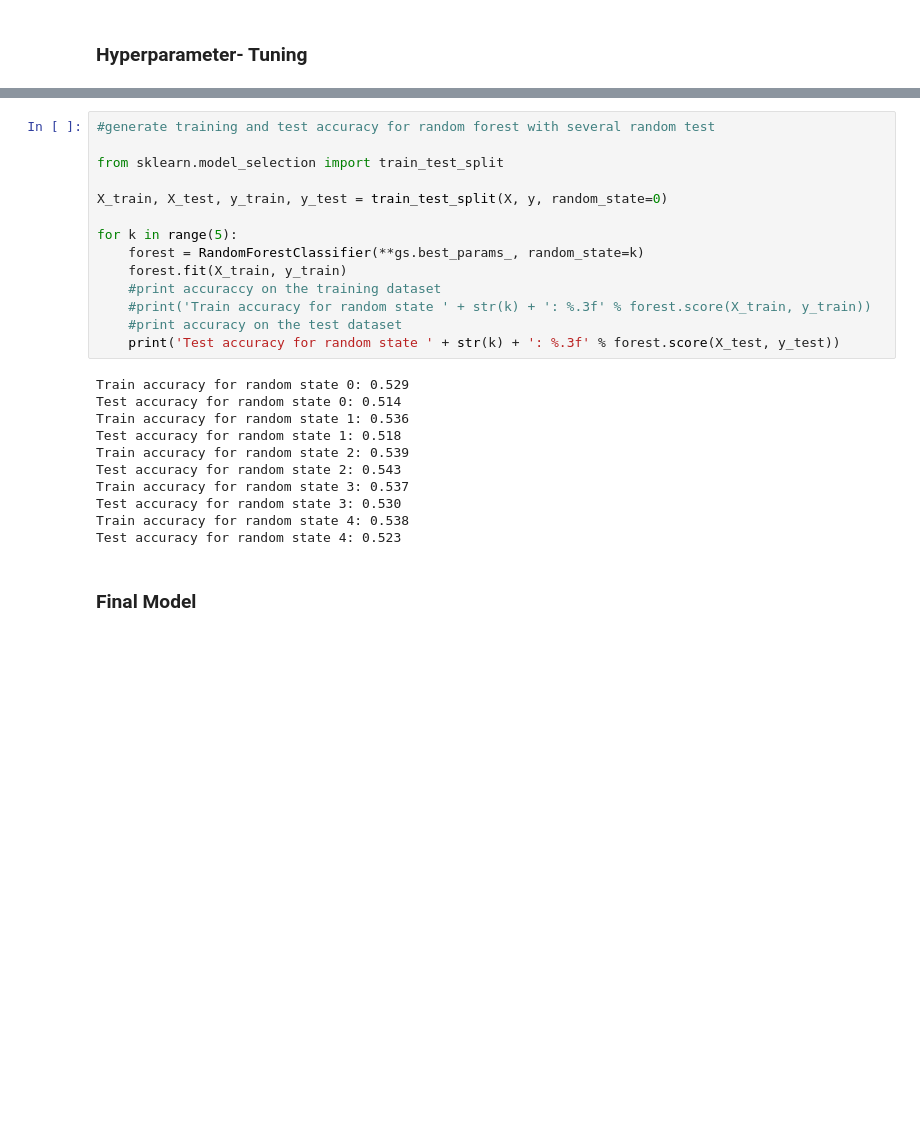
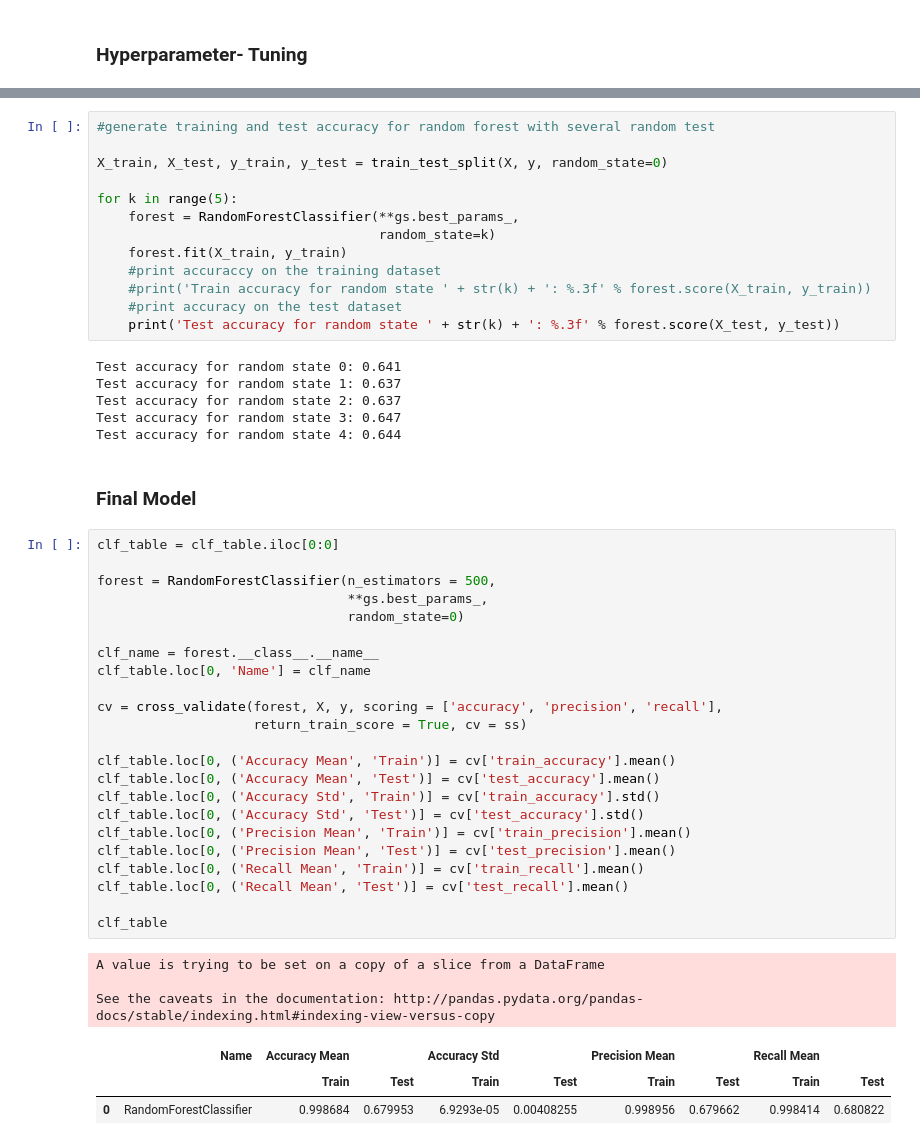
Before and after one commit to nico-busch/PHBS_MLF_2018, a Jupyter notebook: notebook.ipynb, the cells around one changed output, grey strips where cells are left out. Cells and saved outputs as stored; diff of their text form; blank space fills up the shorter version.

```diff
--- a/notebook.ipynb
+++ b/notebook.ipynb
@@ -488,27 +493,51 @@ print(gs.best_params_)
 # %%
 #generate training and test accuracy for random forest with several random test
-
-from sklearn.model_selection import train_test_split
 
 X_train, X_test, y_train, y_test = train_test_split(X, y, random_state=0)
 
 for k in range(5):
-    forest = RandomForestClassifier(**gs.best_params_, random_state=k)
+    forest = RandomForestClassifier(**gs.best_params_,
+                                    random_state=k)
     forest.fit(X_train, y_train)
     #print accuraccy on the training dataset
     #print('Train accuracy for random state ' + str(k) + ': %.3f' % forest.score(X_train, y_train))
     #print accuracy on the test dataset
     print('Test accuracy for random state ' + str(k) + ': %.3f' % forest.score(X_test, y_test))
 # %% [output]
-Train accuracy for random state 0: 0.529
-Test accuracy for random state 0: 0.514
-Train accuracy for random state 1: 0.536
-Test accuracy for random state 1: 0.518
-Train accuracy for random state 2: 0.539
-Test accuracy for random state 2: 0.543
-Train accuracy for random state 3: 0.537
-Test accuracy for random state 3: 0.530
-Train accuracy for random state 4: 0.538
-Test accuracy for random state 4: 0.523
+Test accuracy for random state 0: 0.641
+Test accuracy for random state 1: 0.637
+Test accuracy for random state 2: 0.637
+Test accuracy for random state 3: 0.647
+Test accuracy for random state 4: 0.644
 # %% [markdown]
 ### Final Model
+# %%
+clf_table = clf_table.iloc[0:0]
+
+forest = RandomForestClassifier(n_estimators = 500,
+                                **gs.best_params_,
+                                random_state=0)
+
+clf_name = forest.__class__.__name__
+clf_table.loc[0, 'Name'] = clf_name
+
+cv = cross_validate(forest, X, y, scoring = ['accuracy', 'precision', 'recall'],
+                    return_train_score = True, cv = ss)
+
+clf_table.loc[0, ('Accuracy Mean', 'Train')] = cv['train_accuracy'].mean()
+clf_table.loc[0, ('Accuracy Mean', 'Test')] = cv['test_accuracy'].mean()
+clf_table.loc[0, ('Accuracy Std', 'Train')] = cv['train_accuracy'].std()
+clf_table.loc[0, ('Accuracy Std', 'Test')] = cv['test_accuracy'].std()
+clf_table.loc[0, ('Precision Mean', 'Train')] = cv['train_precision'].mean()
+clf_table.loc[0, ('Precision Mean', 'Test')] = cv['test_precision'].mean()
+clf_table.loc[0, ('Recall Mean', 'Train')] = cv['train_recall'].mean()
+clf_table.loc[0, ('Recall Mean', 'Test')] = cv['test_recall'].mean()
+
+clf_table
+# %% [output]
+A value is trying to be set on a copy of a slice from a DataFrame
+
+See the caveats in the documentation: http://pandas.pydata.org/pandas-docs/stable/indexing.html#indexing-view-versus-copy
+|  | Name | Accuracy Mean |  | Accuracy Std |  | Precision Mean |  | Recall Mean |  |
+|  |  | Train | Test | Train | Test | Train | Test | Train | Test |
+| 0 | RandomForestClassifier | 0.998684 | 0.679953 | 6.9293e-05 | 0.00408255 | 0.998956 | 0.679662 | 0.998414 | 0.680822 |
```
Also changed, not shown: parts of 2 cells of this notebook.
